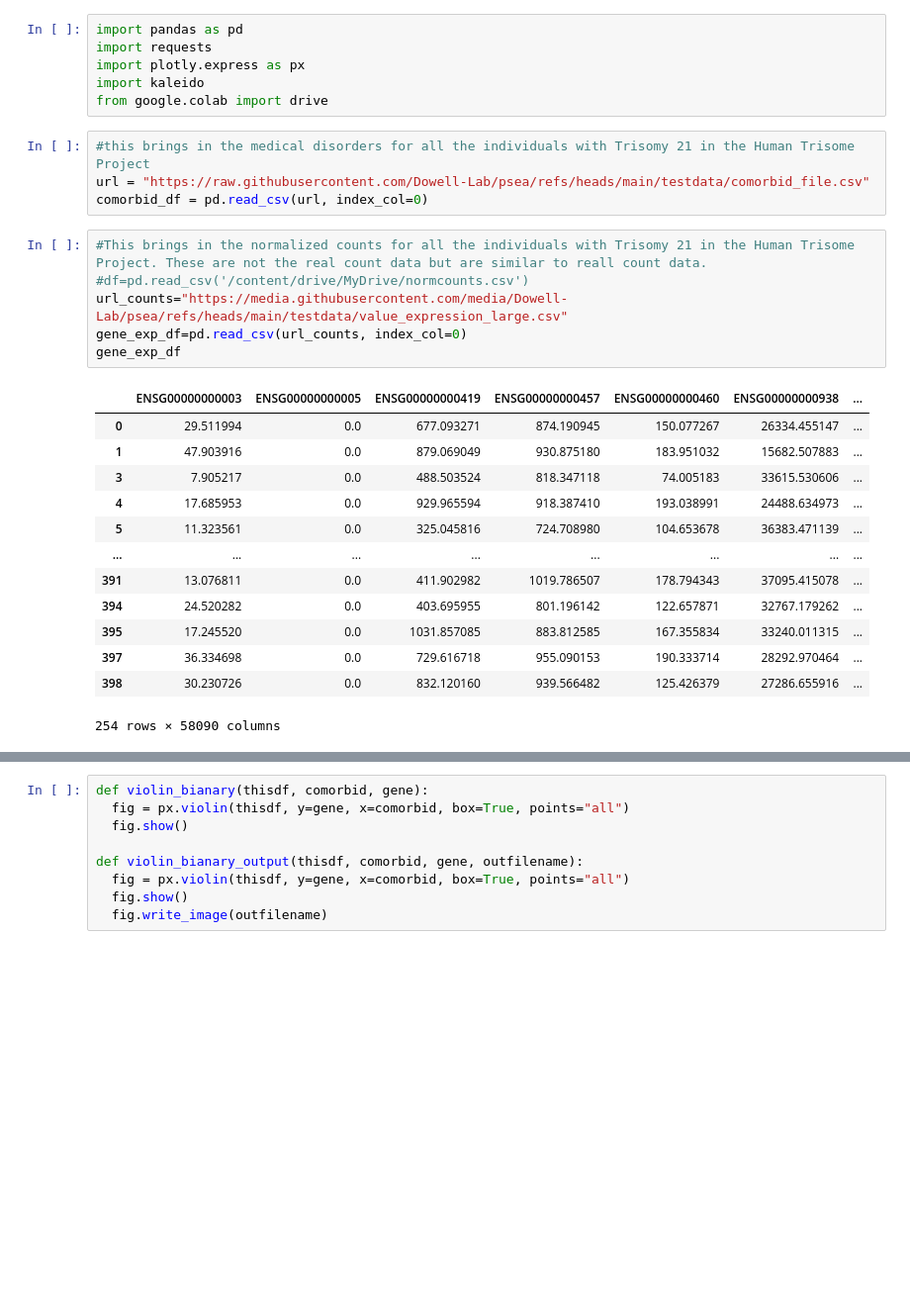
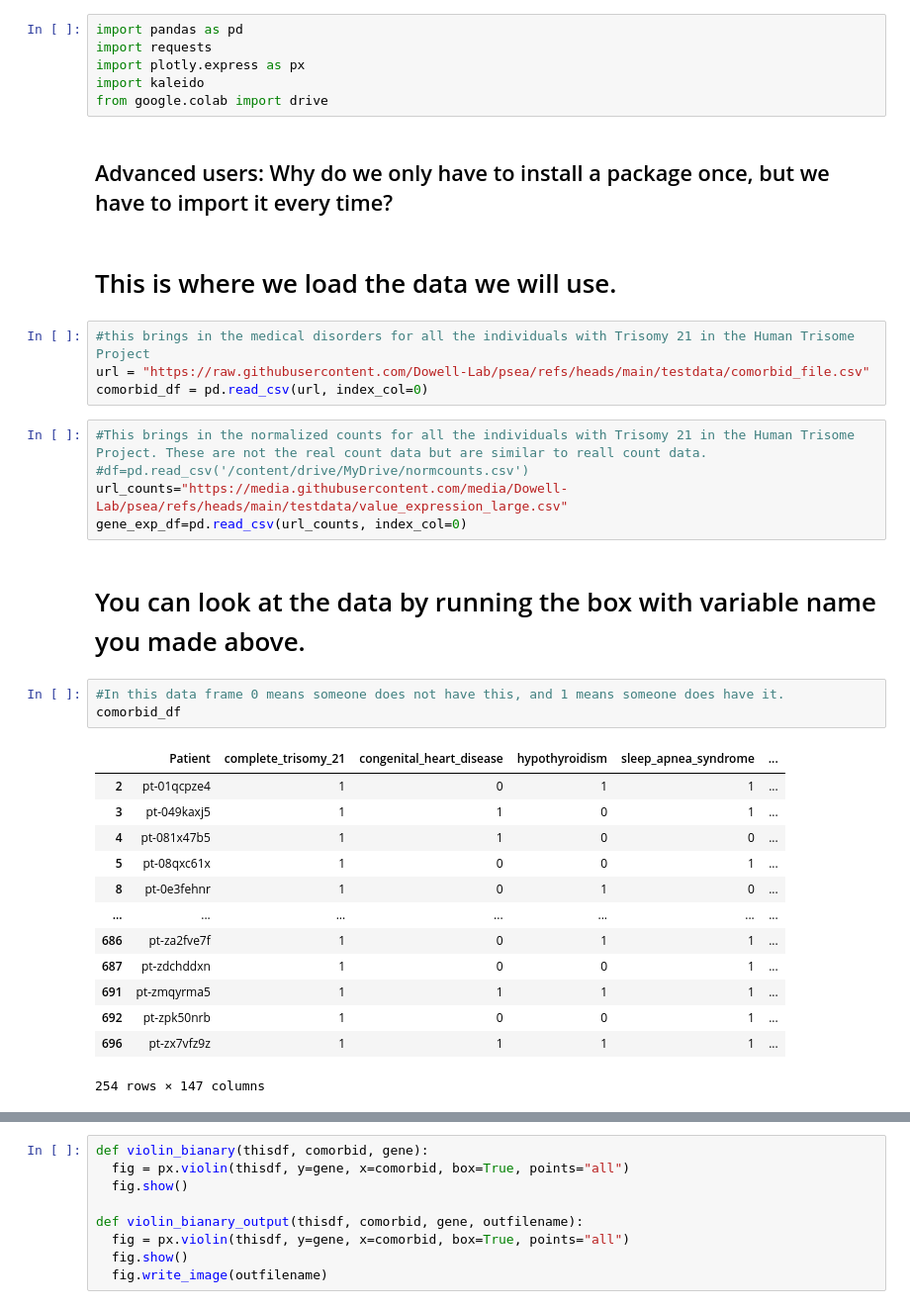
Before and after one commit to maallen3/DAStk, a Jupyter notebook: notebook_examples/Human_Trisome_Project_complete_trisomy_only.ipynb, the cells around one changed output, grey strips where cells are left out. Shown at 99% size. Drawn from its saved outputs; the diff is of its cells as text; blank space fills up the shorter version.

```diff
--- a/notebook_examples/Human_Trisome_Project_complete_trisomy_only.ipynb
+++ b/notebook_examples/Human_Trisome_Project_complete_trisomy_only.ipynb
@@ -17,6 +19,10 @@ import requests
 import plotly.express as px
 import kaleido
 from google.colab import drive
+# %% [markdown]
+## Advanced users: Why do we only have to install a package once, but we have to import it every time?
+# %% [markdown]
+# This is where we load the data we will use.
 # %%
 #this brings in the medical disorders for all the individuals with Trisomy 21 in the Human Trisome Project
 url = "https://raw.githubusercontent.com/Dowell-Lab/psea/refs/heads/main/testdata/comorbid_file.csv"
@@ -26,18 +32,22 @@ comorbid_df = pd.read_csv(url, index_col=0)
 #df=pd.read_csv('/content/drive/MyDrive/normcounts.csv')
 url_counts="https://media.githubusercontent.com/media/Dowell-Lab/psea/refs/heads/main/testdata/value_expression_large.csv"
 gene_exp_df=pd.read_csv(url_counts, index_col=0)
-gene_exp_df
-# %% [output]
-|  | ENSG00000000003 | ENSG00000000005 | ENSG00000000419 | ENSG00000000457 | ENSG00000000460 | ENSG00000000938 | ... |
-| 0 | 29.511994 | 0.0 | 677.093271 | 874.190945 | 150.077267 | 26334.455147 | ... |
-| 1 | 47.903916 | 0.0 | 879.069049 | 930.875180 | 183.951032 | 15682.507883 | ... |
-| 3 | 7.905217 | 0.0 | 488.503524 | 818.347118 | 74.005183 | 33615.530606 | ... |
-| 4 | 17.685953 | 0.0 | 929.965594 | 918.387410 | 193.038991 | 24488.634973 | ... |
-| 5 | 11.323561 | 0.0 | 325.045816 | 724.708980 | 104.653678 | 36383.471139 | ... |
-| ... | ... | ... | ... | ... | ... | ... | ... |
-| 391 | 13.076811 | 0.0 | 411.902982 | 1019.786507 | 178.794343 | 37095.415078 | ... |
-| 394 | 24.520282 | 0.0 | 403.695955 | 801.196142 | 122.657871 | 32767.179262 | ... |
-| 395 | 17.245520 | 0.0 | 1031.857085 | 883.812585 | 167.355834 | 33240.011315 | ... |
-| 397 | 36.334698 | 0.0 | 729.616718 | 955.090153 | 190.333714 | 28292.970464 | ... |
-| 398 | 30.230726 | 0.0 | 832.120160 | 939.566482 | 125.426379 | 27286.655916 | ... |
-254 rows × 58090 columns
+# %% [markdown]
+# You can look at the data by running the box with variable name you made above.
+# %%
+#In this data frame 0 means someone does not have this, and 1 means someone does have it.
+comorbid_df
+# %% [output]
+|  | Patient | complete_trisomy_21 | congenital_heart_disease | hypothyroidism | sleep_apnea_syndrome | ... |
+| 2 | pt-01qcpze4 | 1 | 0 | 1 | 1 | ... |
+| 3 | pt-049kaxj5 | 1 | 1 | 0 | 1 | ... |
+| 4 | pt-081x47b5 | 1 | 1 | 0 | 0 | ... |
+| 5 | pt-08qxc61x | 1 | 0 | 0 | 1 | ... |
+| 8 | pt-0e3fehnr | 1 | 0 | 1 | 0 | ... |
+| ... | ... | ... | ... | ... | ... | ... |
+| 686 | pt-za2fve7f | 1 | 0 | 1 | 1 | ... |
+| 687 | pt-zdchddxn | 1 | 0 | 0 | 1 | ... |
+| 691 | pt-zmqyrma5 | 1 | 1 | 1 | 1 | ... |
+| 692 | pt-zpk50nrb | 1 | 0 | 0 | 1 | ... |
+| 696 | pt-zx7vfz9z | 1 | 1 | 1 | 1 | ... |
+254 rows × 147 columns
```
Also changed, not shown: parts of 26 cells of this notebook.
